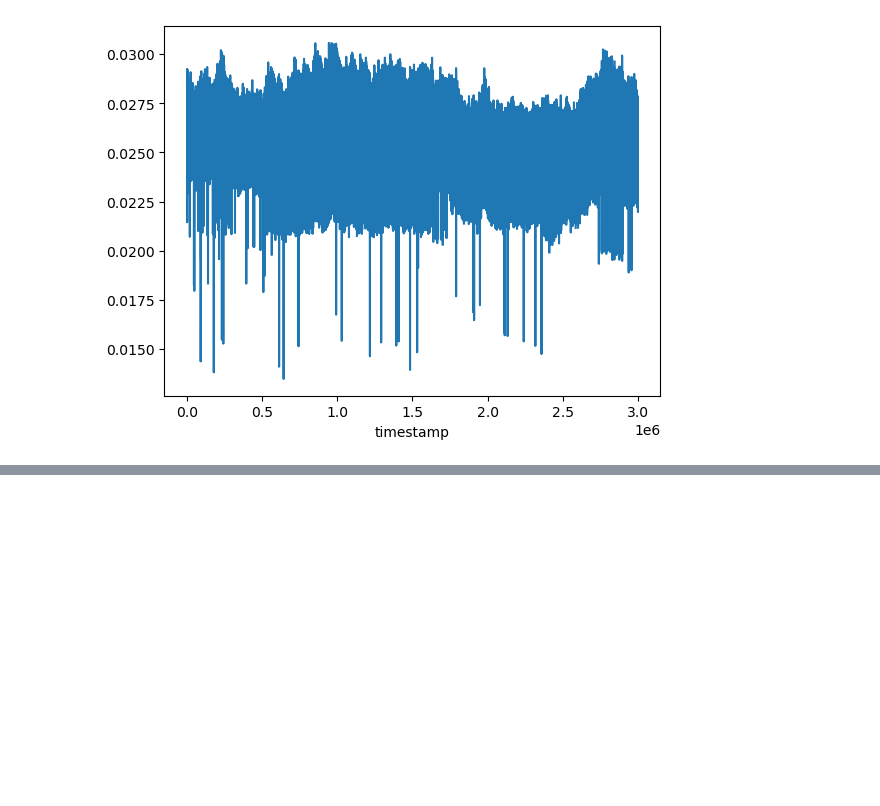
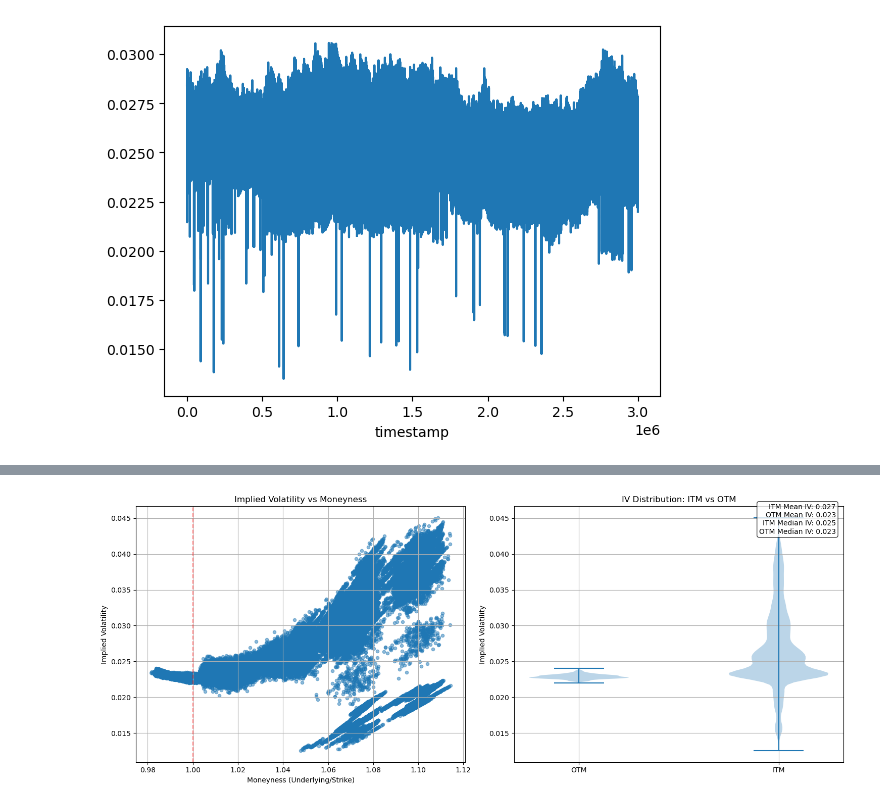
Before and after one commit to jofu-tofu/Prosperity-3, a Jupyter notebook: Testing/Round 3/vouchers/eda.ipynb, the cells around one changed output, grey strips where cells are left out. Saved outputs shown, nothing was run; the diff lists cells and outputs as text; code cells hidden in the pictures; blank space fills up the shorter version.

```diff
--- a/Testing/Round 3/vouchers/eda.ipynb
+++ b/Testing/Round 3/vouchers/eda.ipynb
@@ -374,0 +373,88 @@ df.reset_index().groupby('timestamp')['implied_vol'].mean().plot()
+# %%
+def plot_itm_vs_otm_iv(df):
+    """Plot in-the-money vs out-of-the-money implied volatilities."""
+    # Create moneyness column (>1 is ITM, <1 is OTM)
+    df['moneyness'] = df['underlying_price'] / df['strike_price']
+
+    # Create figure with two subplots
+    fig, (ax1, ax2) = plt.subplots(1, 2, figsize=(15, 6))
+
+    # Scatter plot of IV vs Moneyness
+    ax1.scatter(df['moneyness'], df['implied_vol'],
+               alpha=0.5, s=20)
+    ax1.axvline(x=1, color='r', linestyle='--', alpha=0.5)
+    ax1.set_title('Implied Volatility vs Moneyness')
+    ax1.set_xlabel('Moneyness (Underlying/Strike)')
+    ax1.set_ylabel('Implied Volatility')
+    ax1.grid(True)
+
+    # Violin plot for IV distribution
+    itm_mask = df['moneyness'] > 1
+    iv_data = [
+        df.loc[~itm_mask, 'implied_vol'].dropna(),  # OTM
+        df.loc[itm_mask, 'implied_vol'].dropna()    # ITM
+    ]
+
+    ax2.violinplot(iv_data)
+    ax2.set_xticks([1, 2])
+    ax2.set_xticklabels(['OTM', 'ITM'])
+    ax2.set_title('IV Distribution: ITM vs OTM')
+    ax2.set_ylabel('Implied Volatility')
+    ax2.grid(True)
+
+    # Add summary statistics as text
+    stats_text = (
+        f"ITM Mean IV: {df.loc[itm_mask, 'implied_vol'].mean():.3f}\n"
+        f"OTM Mean IV: {df.loc[~itm_mask, 'implied_vol'].mean():.3f}\n"
+        f"ITM Median IV: {df.loc[itm_mask, 'implied_vol'].median():.3f}\n"
+        f"OTM Median IV: {df.loc[~itm_mask, 'implied_vol'].median():.3f}"
+    )
+    fig.text(0.98, 0.95, stats_text,
+             verticalalignment='top',
+             horizontalalignment='right',
+             bbox=dict(boxstyle='round', facecolor='white', alpha=0.8))
+
+    plt.tight_layout()
+    plt.show()
+
+    # Print additional statistics
+    print("\nDetailed Statistics:")
+    print("\nITM Statistics:")
+    print(df.loc[itm_mask, 'implied_vol'].describe())
+    print("\nOTM Statistics:")
+    print(df.loc[~itm_mask, 'implied_vol'].describe())
+
+# Use the function
+plot_itm_vs_otm_iv(df)
+
+# Optional: Plot IV surface
+def plot_iv_surface(df):
+    """Create a 3D surface plot of IV against moneyness and time."""
+    # Calculate time to expiry for each row
+    df['time_to_expiry'] = df.index.map(calculate_time_to_expiry)
+
+    # Create the 3D plot
+    fig = plt.figure(figsize=(12, 8))
+    ax = fig.add_subplot(111, projection='3d')
+
+    scatter = ax.scatter(df['moneyness'],
+                        df['time_to_expiry'],
+                        df['implied_vol'],
+                        c=df['implied_vol'],
+                        cmap='viridis')
+
+    ax.set_xlabel('Moneyness')
+    ax.set_ylabel('Time to Expiry')
+    ax.set_zlabel('Implied Volatility')
+    ax.set_title('Implied Volatility Surface')
+
+    # Add a color bar
+    plt.colorbar(scatter)
+
+    plt.tight_layout()
+    plt.show()
+
+# Use the surface plot function
+plot_iv_surface(df)
+# %% [output]
+[figure, added]
```
Also changed, not shown: parts of 3 cells of this notebook.
